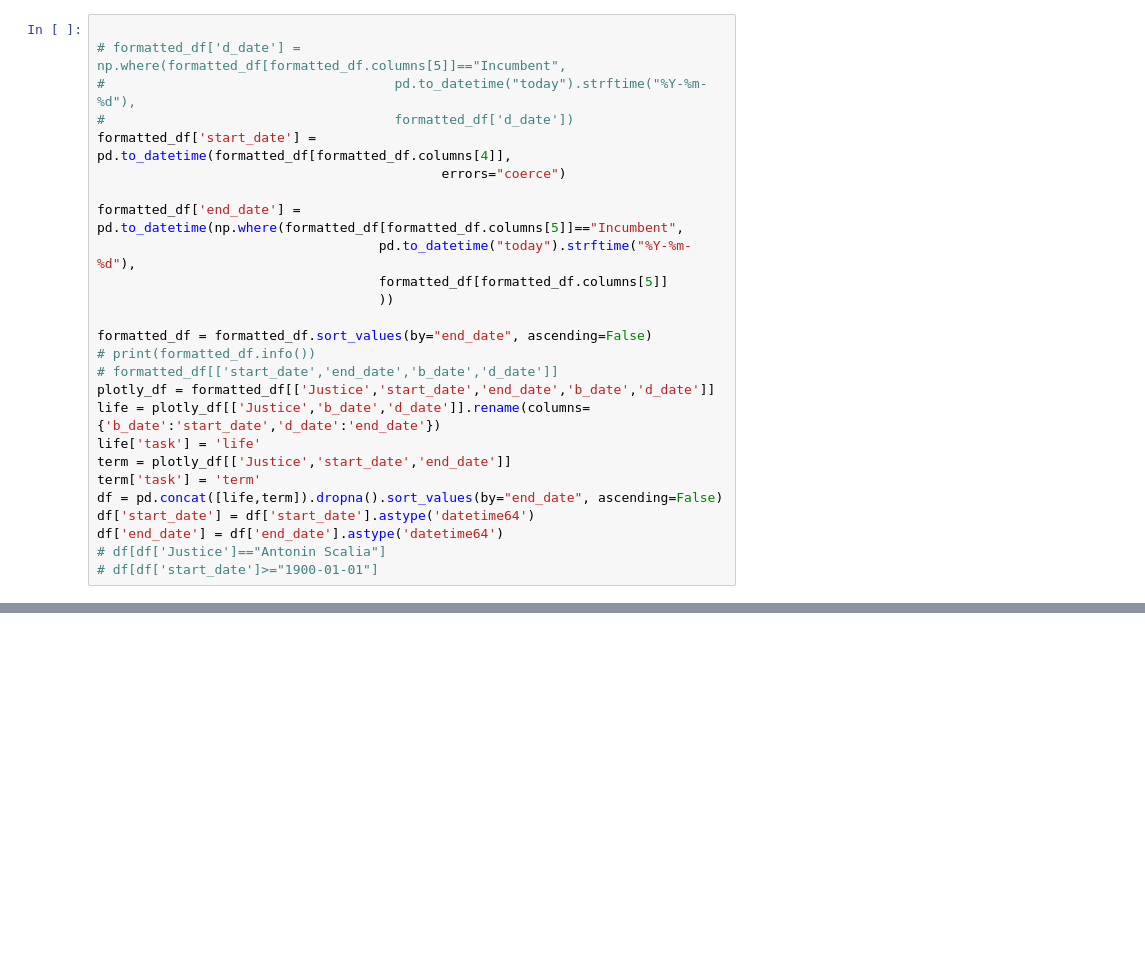
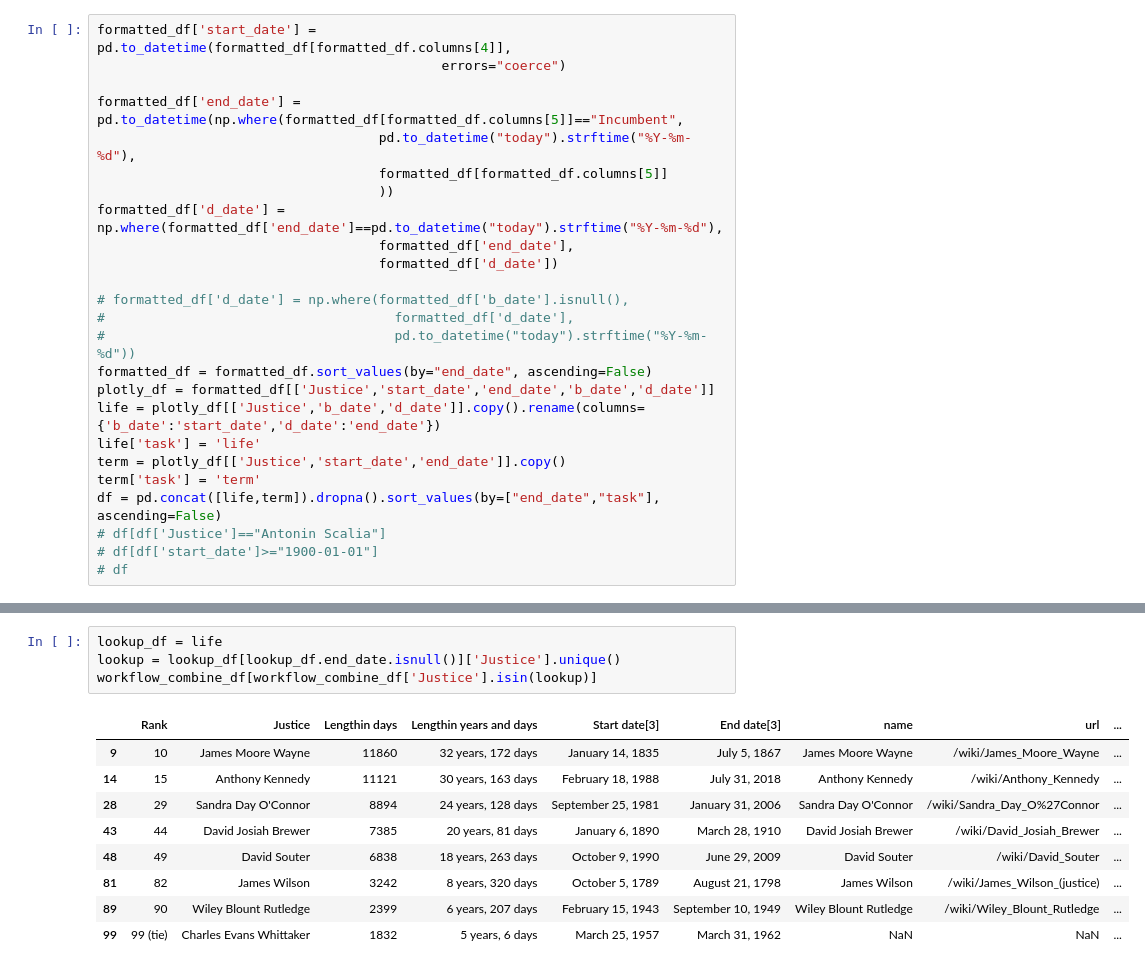
Before and after one commit to feldspar-terra/scratchpad, a Jupyter notebook: justices.ipynb, the cells around one changed output, grey strips where cells are left out. Cells and saved outputs as stored; diff of their text form; blank space fills up the shorter version.

```diff
--- a/justices.ipynb
+++ b/justices.ipynb
@@ -173,8 +245,4 @@ formatted_df
 # %%
-
-# formatted_df['d_date'] = np.where(formatted_df[formatted_df.columns[5]]=="Incumbent",
-#                                     pd.to_datetime("today").strftime("%Y-%m-%d"),
-#                                     formatted_df['d_date'])
 formatted_df['start_date'] = pd.to_datetime(formatted_df[formatted_df.columns[4]],
                                             errors="coerce")
 
@@ -182,17 +250,20 @@ formatted_df['end_date'] = pd.to_datetime(np.where(formatted_df[formatted_df.col
                                     pd.to_datetime("today").strftime("%Y-%m-%d"),
                                     formatted_df[formatted_df.columns[5]]
                                     ))
+formatted_df['d_date'] = np.where(formatted_df['end_date']==pd.to_datetime("today").strftime("%Y-%m-%d"),
+                                    formatted_df['end_date'],
+                                    formatted_df['d_date'])
 
+# formatted_df['d_date'] = np.where(formatted_df['b_date'].isnull(),
+#                                     formatted_df['d_date'],
+#                                     pd.to_datetime("today").strftime("%Y-%m-%d"))
 formatted_df = formatted_df.sort_values(by="end_date", ascending=False)
-# print(formatted_df.info())
-# formatted_df[['start_date','end_date','b_date','d_date']]
 plotly_df = formatted_df[['Justice','start_date','end_date','b_date','d_date']]
-life = plotly_df[['Justice','b_date','d_date']].rename(columns={'b_date':'start_date','d_date':'end_date'})
+life = plotly_df[['Justice','b_date','d_date']].copy().rename(columns={'b_date':'start_date','d_date':'end_date'})
 life['task'] = 'life'
-term = plotly_df[['Justice','start_date','end_date']]
+term = plotly_df[['Justice','start_date','end_date']].copy()
 term['task'] = 'term'
-df = pd.concat([life,term]).dropna().sort_values(by="end_date", ascending=False)
-df['start_date'] = df['start_date'].astype('datetime64')
-df['end_date'] = df['end_date'].astype('datetime64')
+df = pd.concat([life,term]).dropna().sort_values(by=["end_date","task"], ascending=False)
 # df[df['Justice']=="Antonin Scalia"]
 # df[df['start_date']>="1900-01-01"]
+# df
@@ -204,2 +310,16 @@ See the caveats in the documentation: https://pandas.pydata.org/pandas-docs/stab
+# %%
+lookup_df = life
+lookup = lookup_df[lookup_df.end_date.isnull()]['Justice'].unique()
+workflow_combine_df[workflow_combine_df['Justice'].isin(lookup)]
+# %% [output]
+|  | Rank | Justice | Lengthin days | Lengthin years and days | Start date[3] | End date[3] | name | url | ... |
+| 9 | 10 | James Moore Wayne | 11860 | 32 years, 172 days | January 14, 1835 | July 5, 1867 | James Moore Wayne | /wiki/James_Moore_Wayne | ... |
+| 14 | 15 | Anthony Kennedy | 11121 | 30 years, 163 days | February 18, 1988 | July 31, 2018 | Anthony Kennedy | /wiki/Anthony_Kennedy | ... |
+| 28 | 29 | Sandra Day O'Connor | 8894 | 24 years, 128 days | September 25, 1981 | January 31, 2006 | Sandra Day O'Connor | /wiki/Sandra_Day_O%27Connor | ... |
+| 43 | 44 | David Josiah Brewer | 7385 | 20 years, 81 days | January 6, 1890 | March 28, 1910 | David Josiah Brewer | /wiki/David_Josiah_Brewer | ... |
+| 48 | 49 | David Souter | 6838 | 18 years, 263 days | October 9, 1990 | June 29, 2009 | David Souter | /wiki/David_Souter | ... |
+| 81 | 82 | James Wilson | 3242 | 8 years, 320 days | October 5, 1789 | August 21, 1798 | James Wilson | /wiki/James_Wilson_(justice) | ... |
+| 89 | 90 | Wiley Blount Rutledge | 2399 | 6 years, 207 days | February 15, 1943 | September 10, 1949 | Wiley Blount Rutledge | /wiki/Wiley_Blount_Rutledge | ... |
+| 99 | 99 (tie) | Charles Evans Whittaker | 1832 | 5 years, 6 days | March 25, 1957 | March 31, 1962 | NaN | NaN | ... |
 # %%
 colors = {}
```
Also changed, not shown: parts of 10 cells of this notebook, 1 other file.
